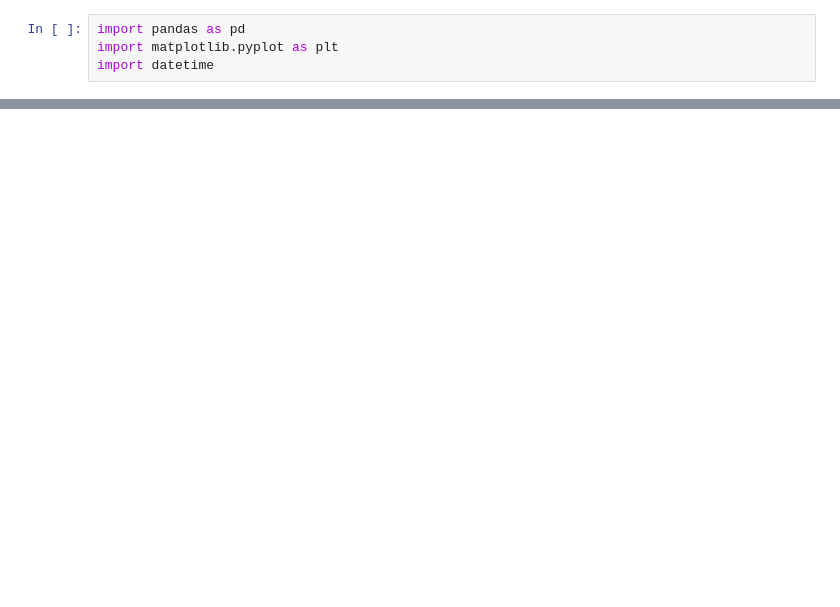
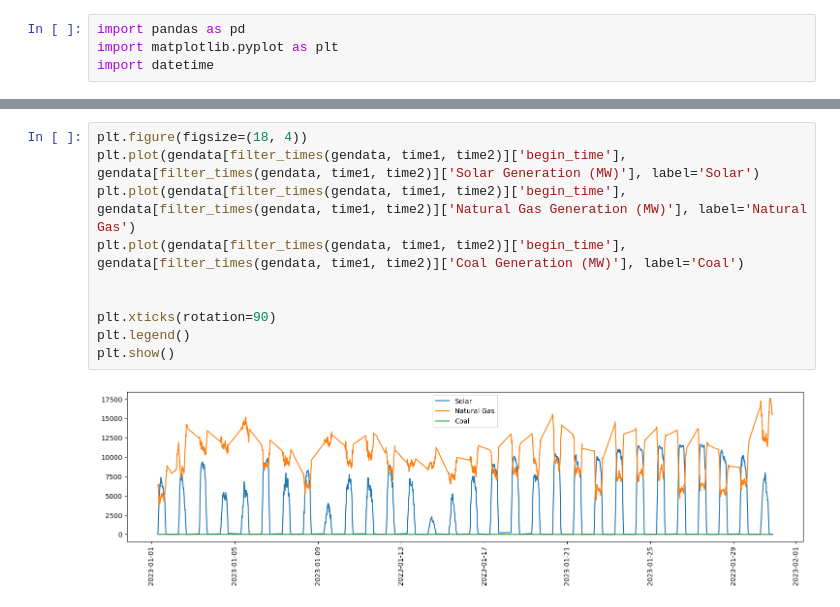
Before and after one commit to shabarishch/PowerPrices, a Jupyter notebook: Shabarish_local_main.ipynb, the cells around one changed output, grey strips where cells are left out. Drawn from its saved outputs; the diff is of its cells as text; blank space fills up the shorter version.

```diff
--- a/Shabarish_local_main.ipynb
+++ b/Shabarish_local_main.ipynb
@@ -60,0 +156,12 @@ plt.show()
+# %%
+plt.figure(figsize=(18, 4))
+plt.plot(gendata[filter_times(gendata, time1, time2)]['begin_time'], gendata[filter_times(gendata, time1, time2)]['Solar Generation (MW)'], label='Solar')
+plt.plot(gendata[filter_times(gendata, time1, time2)]['begin_time'], gendata[filter_times(gendata, time1, time2)]['Natural Gas Generation (MW)'], label='Natural Gas')
+plt.plot(gendata[filter_times(gendata, time1, time2)]['begin_time'], gendata[filter_times(gendata, time1, time2)]['Coal Generation (MW)'], label='Coal')
+
+
+plt.xticks(rotation=90)
+plt.legend()
+plt.show()
+# %% [output]
+[figure, added]
```
Also changed, not shown: parts of 10 cells of this notebook, 9 other files.
